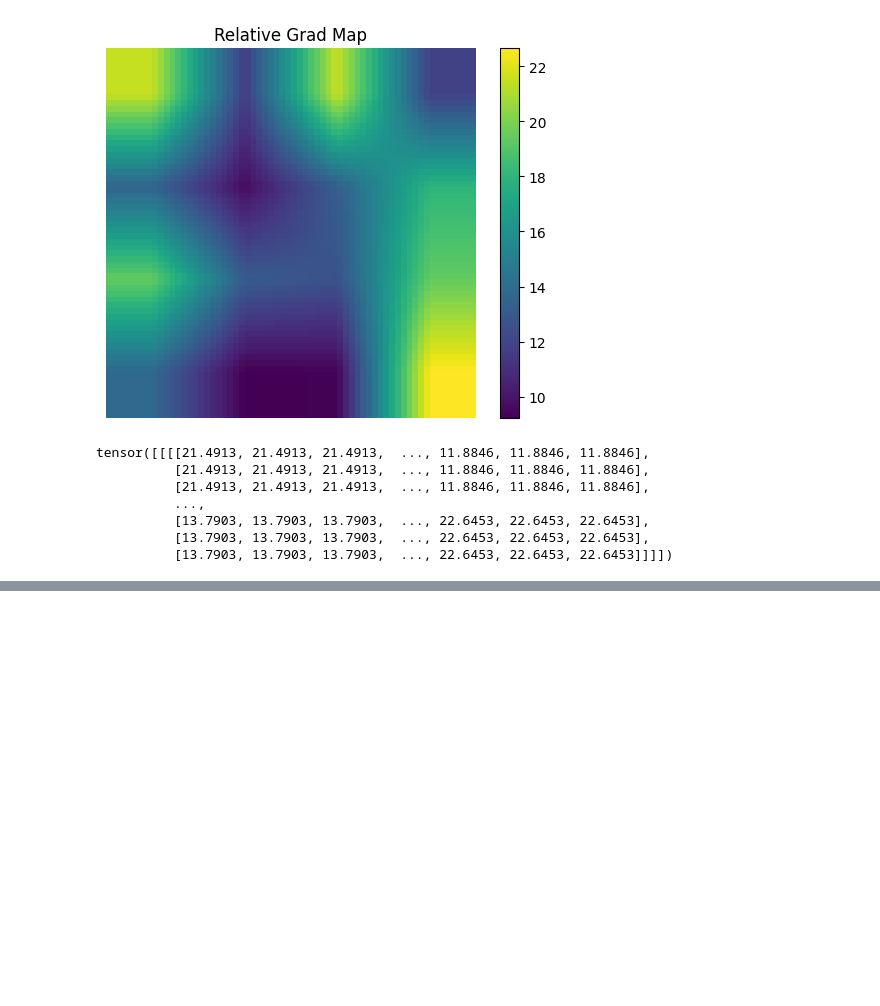
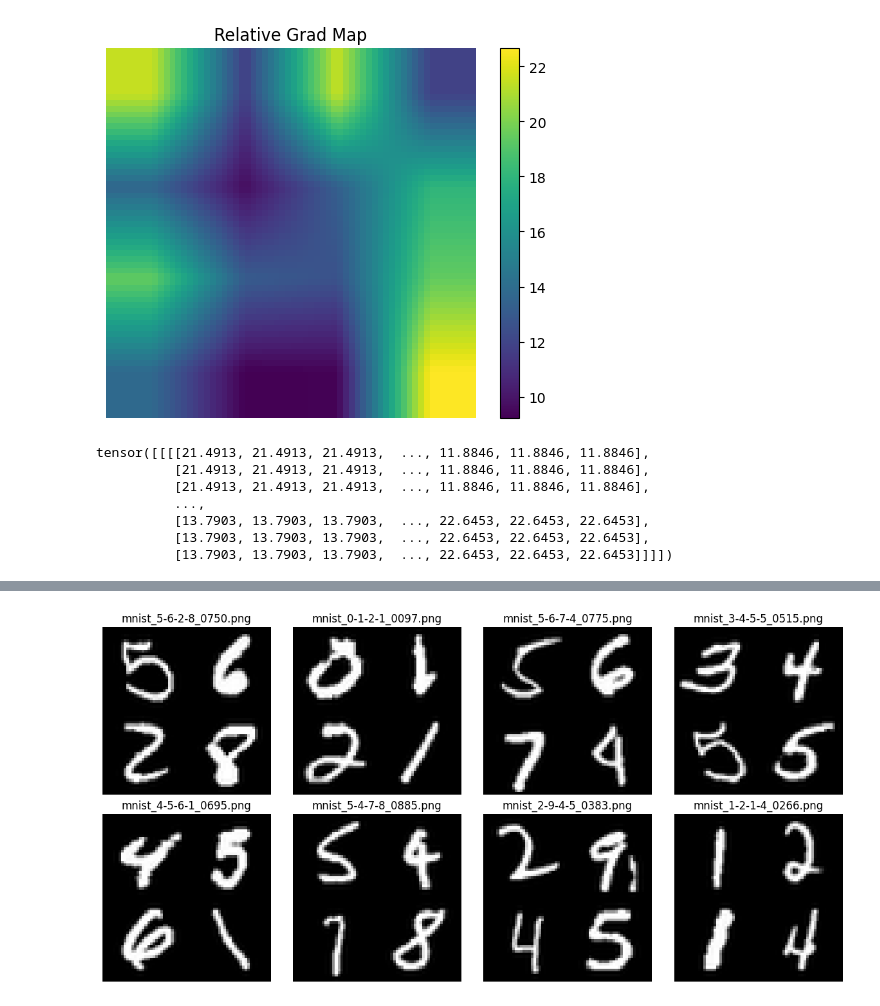
Before and after one commit to yujinhanml/rule, a Jupyter notebook: connector/pilot.ipynb, the cells around one changed output, grey strips where cells are left out. Cells and saved outputs as stored; diff of their text form; code cells hidden in the pictures; blank space fills up the shorter version.

```diff
--- a/connector/pilot.ipynb
+++ b/connector/pilot.ipynb
@@ -1775,0 +2579,19 @@ tensor([[[[21.4913, 21.4913, 21.4913,  ..., 11.8846, 11.8846, 11.8846],
+# %%
+# random.shuffle(img_path)
+
+# 可视化
+fig, axes = plt.subplots(2, 4, figsize=(12, 6))
+for ax, path in zip(axes.flatten(), img_path):
+    try:
+        img = Image.open(path)
+        ax.imshow(img, cmap='gray')
+        ax.axis('off')
+        ax.set_title(os.path.basename(path))
+    except Exception as e:
+        ax.set_title("Error")
+        ax.axis('off')
+
+plt.tight_layout()
+plt.show()
+# %% [output]
+[figure, added]
```
Also changed, not shown: parts of 27 cells of this notebook, 1 other file.
